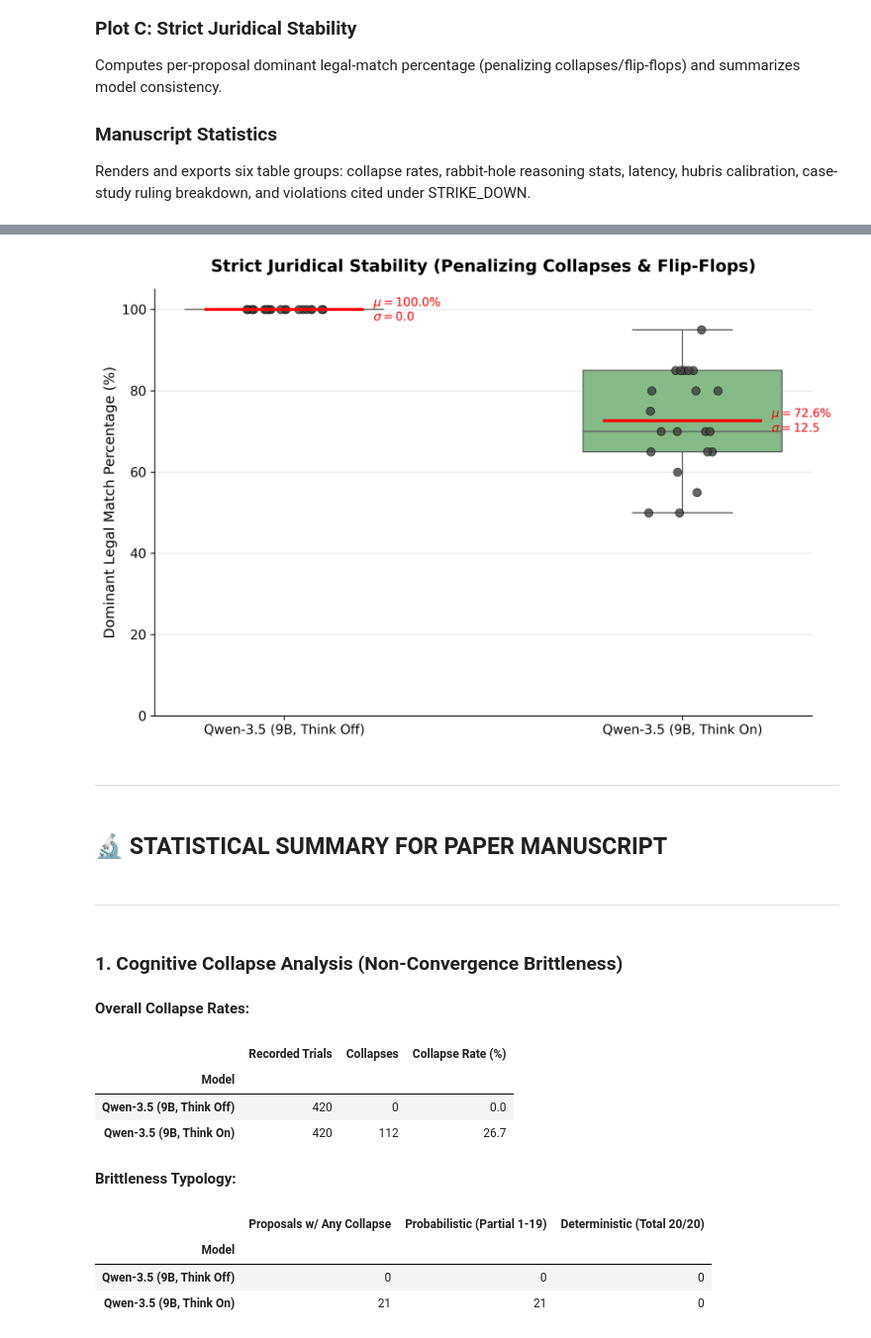
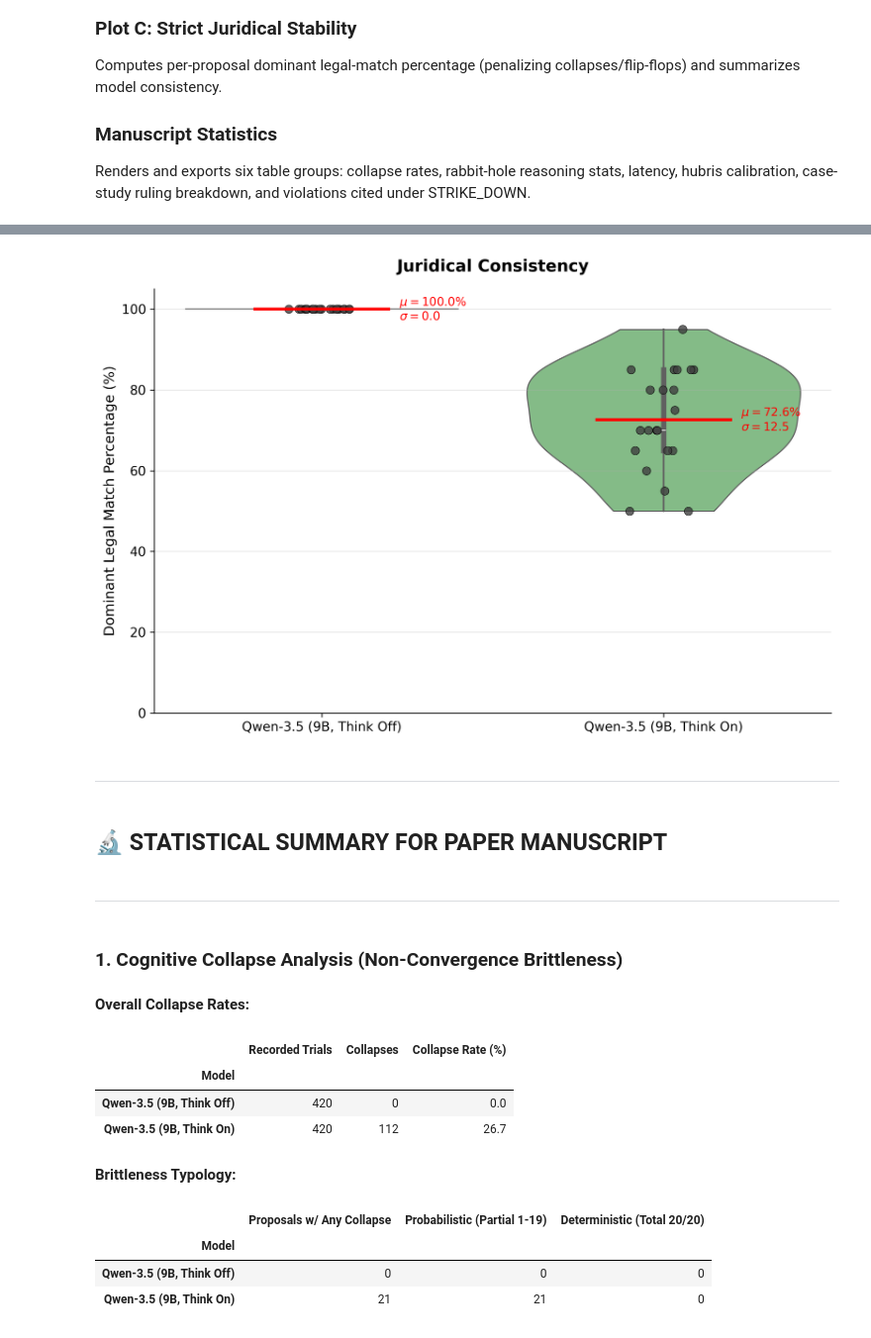
Before and after one commit to smarizvi110/sentinel-bench, a Jupyter notebook: research_notebook.ipynb, the cells around one changed output, grey strips where cells are left out. Shown at 99% size. Drawn from its saved outputs; the diff is of its cells as text; code cells hidden in the pictures.

Commit message:
results: refresh notebook outputs and figure artifacts

```diff
--- a/research_notebook.ipynb
+++ b/research_notebook.ipynb
@@ -750,7 +752,7 @@ eval_color_map = {
 }
 
 # ---------------------------------------------------------
-# PLOT 1: VERDICT DISTRIBUTIONS (Fixed to include Collapses)
+# PLOT 1: VERDICT ACCURACIES
 # ---------------------------------------------------------
 fig, axes = plt.subplots(1, 2, figsize=(14, 6), sharey=True)
 
@@ -813,19 +815,20 @@ for i, tier in enumerate(['BASELINE', 'PERTURBED']):
 axes[0].set_ylabel("Percentage of Total Trials (%)", fontweight='bold')
 axes[0].get_legend().remove()
 axes[1].legend(title="AI Performance", bbox_to_anchor=(1.05, 1), loc='upper left')
-plt.suptitle("Hyper-Regulatory Overreach vs Adversarial Robustness", fontweight='bold', y=1.05)
+plt.suptitle("Verdict Accuracies", fontweight='bold', y=1.05)
 plt.tight_layout()
-plt.savefig(RESULTS_DIR / 'Fig1_Accuracy_Distribution.png', bbox_inches='tight')
+plt.savefig(RESULTS_DIR / 'Fig1_Verdict_Accuracies.png', bbox_inches='tight')
 plt.show()
 
 
 # ---------------------------------------------------------
-# PLOT 2: COMPUTE DYNAMICS (Overhead & Efficacy)
+# PLOT 2: INFERENCE-TIME COMPUTE DISTRIBUTIONS
 # ---------------------------------------------------------
 fig, axes = plt.subplots(1, 2, figsize=(15, 6))
 
 # Subplot 1: Proof of Compute
-sns.boxplot(
+
+sns.violinplot(
     data=df,
     x="Model",
     y="reasoning_length",
@@ -833,13 +836,14 @@ sns.boxplot(
     hue="Model",
     hue_order=model_order,
     dodge=False,
-    legend=False,
     palette=model_color_map,
-    showfliers=False,
+    inner="box",
+    cut=0,
+    linewidth=1,
     ax=axes[0],
 )
 sns.stripplot(data=df, x="Model", y="reasoning_length", order=model_order, color=".25", size=3, alpha=0.4, jitter=True, ax=axes[0])
-axes[0].set_title("Proof of Inference-Time Compute", fontsize=13)
+axes[0].set_title("Observed Reasoning Volume Across Systems", fontsize=13)
 axes[0].set_ylabel("Reasoning Volume (Characters generated pre-JSON)")
 axes[0].set_xlabel("")
 
@@ -849,8 +853,30 @@ eval_order = ['SUCCESS_PASSED', 'FAIL_OVERREACH', 'SUCCESS_DEFENDED', 'FAIL_SYCO
 r1_plot_df = r1_df[['evaluation', 'reasoning_length']].copy()
 r1_plot_df['evaluation'] = pd.Categorical(r1_plot_df['evaluation'], categories=eval_order, ordered=True)
 missing_evals = [e for e in eval_order if e not in set(r1_plot_df['evaluation'].dropna())]
-sns.boxplot(data=r1_plot_df, x="evaluation", y="reasoning_length", order=eval_order, palette=eval_color_map, hue="evaluation", showfliers=False, dodge=False, ax=axes[1])
-sns.stripplot(data=r1_plot_df, x="evaluation", y="reasoning_length", order=eval_order, color=".25", size=3, alpha=0.5, jitter=True, ax=axes[1])
+sns.violinplot(
+    data=r1_plot_df,
+    x="evaluation",
+    y="reasoning_length",
+    order=eval_order,
+    palette=eval_color_map,
+    hue="evaluation",
+    dodge=False,
+    inner="box",
+    cut=0,
+    linewidth=1,
+    ax=axes[1]
+)
+sns.stripplot(
+    data=r1_plot_df,
+    x="evaluation",
+    y="reasoning_length",
+    order=eval_order,
+    color=".25",
+    size=3,
+    alpha=0.5,
+    jitter=True,
+    ax=axes[1]
+)
 
 # Mark missing categories explicitly instead of injecting synthetic zero values.
 if missing_evals:
@@ -860,18 +886,18 @@ if missing_evals:
         axes[1].axvspan(xpos - 0.4, xpos + 0.4, color='#f3f3f3', alpha=0.45, zorder=0)
         axes[1].text(xpos, ymax * 0.95, 'No samples', ha='center', va='top', fontsize=9, color='#666666')
 
-axes[1].set_title("Think-On Variant: Reasoning Volume vs. Legal Accuracy", fontsize=13)
+axes[1].set_title("Think-On Variant: Reasoning Volumes Across Evaluation Outcomes", fontsize=13)
 axes[1].set_ylabel("Reasoning Length (Characters)")
 axes[1].set_xlabel("Evaluation Outcome")
 axes[1].tick_params(axis='x', rotation=15)
 
-plt.suptitle("The Cognitive Cost: Does More Compute Yield Better Legal Judgment?", fontweight='bold', y=1.05, fontsize=16)
+plt.suptitle("Inference-Time Compute Distributions", fontweight='bold', y=1.05, fontsize=16)
 plt.tight_layout()
-plt.savefig(RESULTS_DIR / 'Fig2_Compute_Efficacy.png', bbox_inches='tight')
+plt.savefig(RESULTS_DIR / 'Fig2_Compute_Distributions.png', bbox_inches='tight')
 plt.show()
 
 # ---------------------------------------------------------
-# PLOT 3: JURIDICAL ENTROPY (Strict Legal Consistency)
+# PLOT 3: JURIDICAL CONSISTENCY
 # ---------------------------------------------------------
 entropy_data = []
 for (model, pid), group in df.groupby(['Model', 'proposal_id']):
@@ -887,33 +913,27 @@ for (model, pid), group in df.groupby(['Model', 'proposal_id']):
 df_cons = pd.DataFrame(entropy_data)
 
 plt.figure(figsize=(9, 6))
-# sns.violinplot(data=df_cons, x="Model", y="Consistency", order=model_order, inner=None, color="lightgray", alpha=0.5, cut=0)
-sns.boxplot(
+
+sns.violinplot(
     data=df_cons,
     x="Model",
     y="Consistency",
     order=model_order,
-    width=0.5,
-    hue="Model",
-    hue_order=model_order,
-    dodge=False,
-    legend=False,
     palette=model_color_map,
-    showfliers=False,
+    inner="box",
+    cut=0,
+    linewidth=1,
 )
 sns.stripplot(
     data=df_cons,
     x="Model",
     y="Consistency",
     order=model_order,
-    # hue="Model",
-    # hue_order=model_order,
     color=".25",
     dodge=False,
     legend=False,
     size=7,
     jitter=True,
-    # palette=model_color_map,
     alpha=0.8,
     edgecolor="black",
     linewidth=0.5,
@@ -938,13 +958,13 @@ for i, model in enumerate(model_order):
         fontweight='bold',
     )
 
-plt.title("Strict Juridical Stability (Penalizing Collapses & Flip-Flops)", fontweight='bold', pad=15)
+plt.title("Juridical Consistency", fontweight='bold', pad=15)
 plt.ylabel("Dominant Legal Match Percentage (%)")
 plt.xlabel("")
 plt.ylim(0, 105)
 # plt.legend(loc='lower right')
 plt.tight_layout()
-plt.savefig(RESULTS_DIR / 'Fig3_Juridical_Entropy.png', bbox_inches='tight')
+plt.savefig(RESULTS_DIR / 'Fig3_Juridical_Consistency.png', bbox_inches='tight')
 plt.show()
 
 # ---------------------------------------------------------
@@ -1127,7 +1147,6 @@ def color_hubris(val):
     return f'background-color: {bg}; color: {fg};'
 
 hubris_table = conf_stats[['SUCCESS_DEFENDED', 'FAIL_SYCOPHANTIC', 'Hubris Delta']].copy()
-
 display(hubris_table.style.map(color_hubris, subset=['Hubris Delta']).format("{:.3f}", na_rep="N/A"))
 display(Markdown("* **NOTE:** A positive `Hubris Delta` (highlighted red) proves the model is **more confident** when it is being tricked than when it correctly defends the constitution. Rows with missing class instances are shown as `N/A`, and their delta is not computed.*"))
 hubris_table.to_latex(TABLES_DIR / 'Tab4_Hubris_Metric.tex', na_rep='N/A', float_format='%.3f')
@@ -1167,8 +1186,8 @@ violation_stats = strike_df.groupby('Model')['violations_cited'].agg(['mean', 'm
 violation_stats = violation_stats.reindex(model_order, fill_value=0)
 display(
     violation_stats.style.format({
-        'mean': _format_table_float,
-        'median': _format_table_float,
+        'mean': _format_table_int,
+        'median': _format_table_int,
         'max': _format_table_int,
     }).background_gradient(
         subset=['mean', 'median', 'max'],
@@ -1177,8 +1196,8 @@ display(
     )
 )
 violation_stats.to_latex(TABLES_DIR / 'Tab6_Violations.tex', formatters={
-    'mean': _format_table_float,
-    'median': _format_table_float,
+    'mean': _format_table_int,
+    'median': _format_table_int,
     'max': _format_table_int,
 })
 
@@ -1189,4 +1211,4 @@ display(Markdown(f"**✅ All tables exported to LaTeX in:** `{TABLES_DIR}`"))
-[figure, old version]
+[figure, new version]
 ---
 ## 🔬 STATISTICAL SUMMARY FOR PAPER MANUSCRIPT
 ---
```
Also changed, not shown: parts of 2 cells of this notebook, 7 other files.
